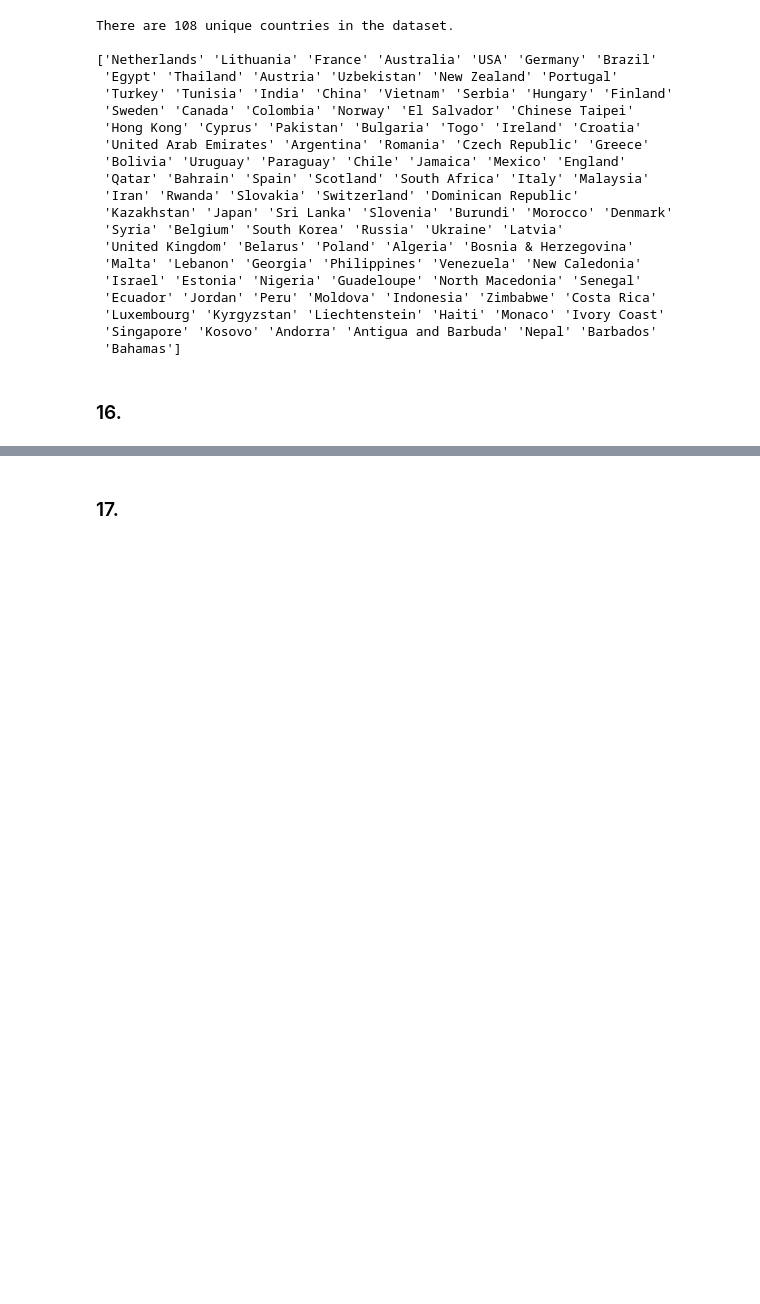
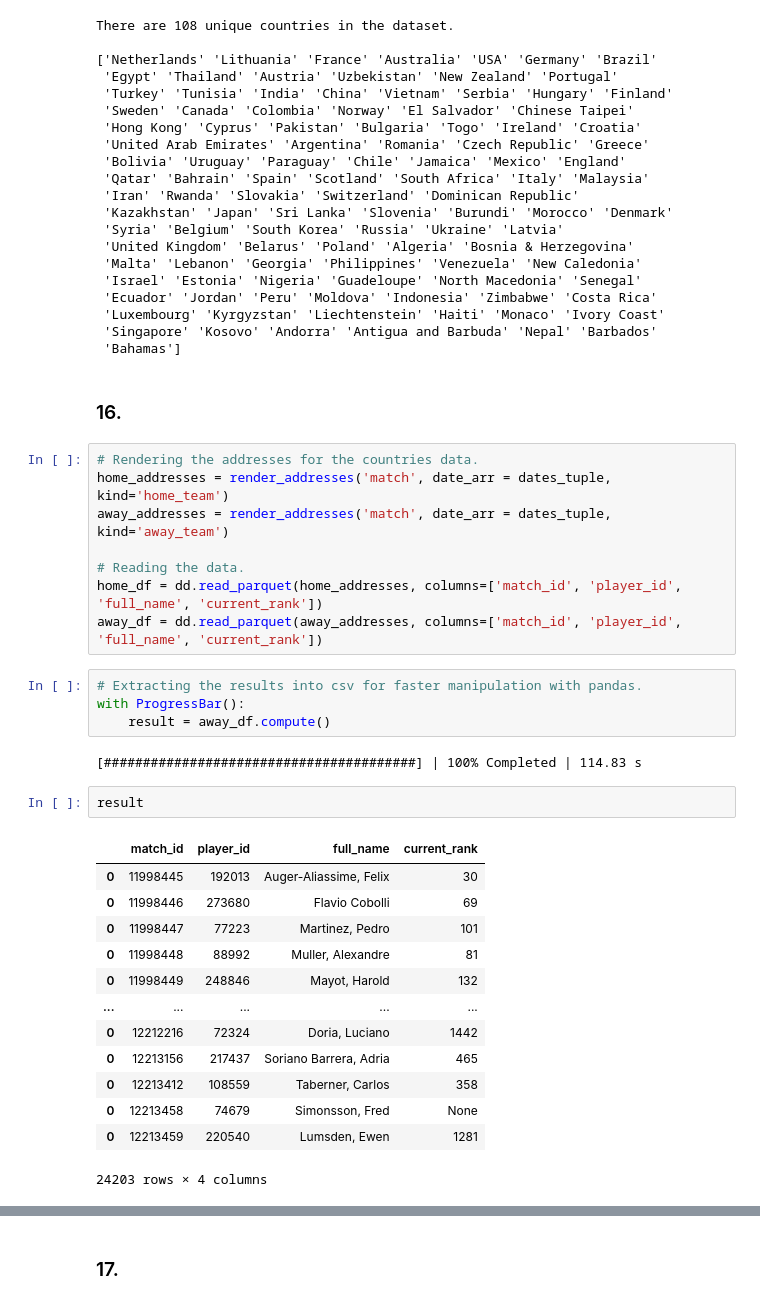
Before and after one commit to HosseinMohammadi00427/Analysis-Project, a Jupyter notebook: Project.ipynb, the cells around one changed output, grey strips where cells are left out. Saved outputs shown, nothing was run; the diff lists cells and outputs as text; blank space fills up the shorter version.

```diff
--- a/Project.ipynb
+++ b/Project.ipynb
@@ -951,3 +951,33 @@ There are 108 unique countries in the dataset.
  'Bahamas']
 # %% [markdown]
 ### 16.
+# %%
+# Rendering the addresses for the countries data.
+home_addresses = render_addresses('match', date_arr = dates_tuple, kind='home_team')
+away_addresses = render_addresses('match', date_arr = dates_tuple, kind='away_team')
+
+# Reading the data.
+home_df = dd.read_parquet(home_addresses, columns=['match_id', 'player_id', 'full_name', 'current_rank'])
+away_df = dd.read_parquet(away_addresses, columns=['match_id', 'player_id', 'full_name', 'current_rank'])
+# %%
+# Extracting the results into csv for faster manipulation with pandas.
+with ProgressBar():
+    result = away_df.compute()
+# %% [output]
+[########################################] | 100% Completed | 114.83 s
+# %%
+result
+# %% [output]
+|  | match_id | player_id | full_name | current_rank |
+| 0 | 11998445 | 192013 | Auger-Aliassime, Felix | 30 |
+| 0 | 11998446 | 273680 | Flavio Cobolli | 69 |
+| 0 | 11998447 | 77223 | Martinez, Pedro | 101 |
+| 0 | 11998448 | 88992 | Muller, Alexandre | 81 |
+| 0 | 11998449 | 248846 | Mayot, Harold | 132 |
+| ... | ... | ... | ... | ... |
+| 0 | 12212216 | 72324 | Doria, Luciano | 1442 |
+| 0 | 12213156 | 217437 | Soriano Barrera, Adria | 465 |
+| 0 | 12213412 | 108559 | Taberner, Carlos | 358 |
+| 0 | 12213458 | 74679 | Simonsson, Fred | None |
+| 0 | 12213459 | 220540 | Lumsden, Ewen | 1281 |
+24203 rows × 4 columns
```
Also changed, not shown: parts of 4 cells of this notebook, 2 other files.
